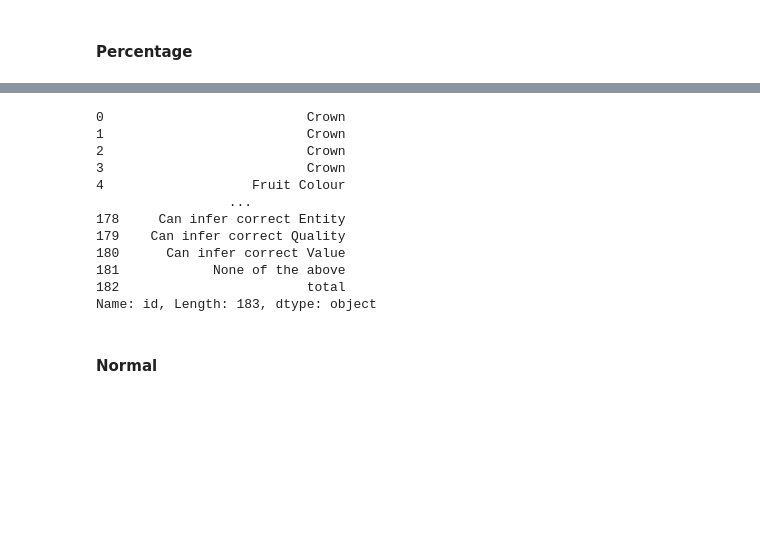
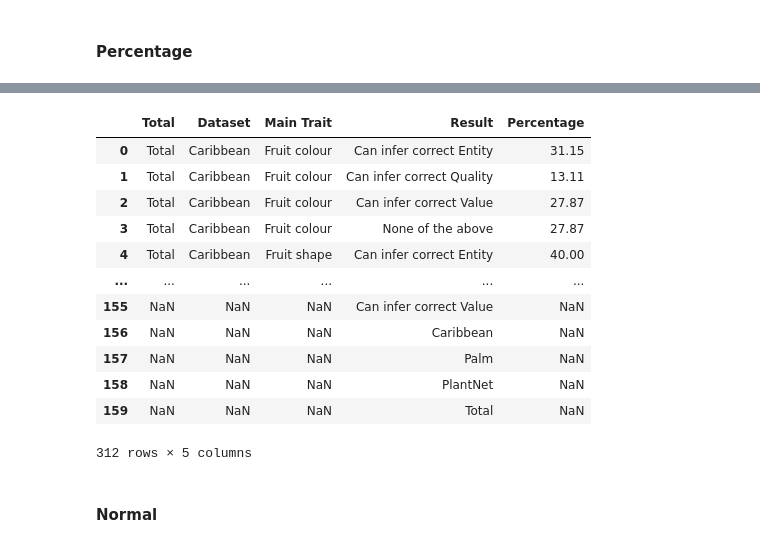
Before and after one commit to RobertvdV/GRS70424_Internship, a Jupyter notebook: notebooks/reports/surveys/1.2_survey_analyses.ipynb, the cells around one changed output, grey strips where cells are left out. Cells and saved outputs as stored; diff of their text form; code cells hidden in the pictures; blank space fills up the shorter version.

```diff
--- a/notebooks/reports/surveys/1.2_survey_analyses.ipynb
+++ b/notebooks/reports/surveys/1.2_survey_analyses.ipynb
@@ -213,6 +230,8 @@ color_dict = {label: color for color, label in zip(colors, labels)}
 color_dict.update({dataset: 'darkblue' for dataset in df_percentage["Dataset"].unique()})
 color_dict["Total"] = 'red'
 
+extra_colors = {"Result": df_percentage["Result"].to_list() + list(color_dict.keys())}
+df_percentage = df_percentage.append(pd.DataFrame(extra_colors))
 
 # color_dict['(?)'] = 'black'
 
@@ -245,18 +270,19 @@ fig.show()
 # %%
-print(df_all_trees['id'])
+df_percentage
 # %% [output]
+|  | Total | Dataset | Main Trait | Result | Percentage |
+| 0 | Total | Caribbean | Fruit colour | Can infer correct Entity | 31.15 |
+| 1 | Total | Caribbean | Fruit colour | Can infer correct Quality | 13.11 |
+| 2 | Total | Caribbean | Fruit colour | Can infer correct Value | 27.87 |
+| 3 | Total | Caribbean | Fruit colour | None of the above | 27.87 |
+| 4 | Total | Caribbean | Fruit shape | Can infer correct Entity | 40.00 |
+| ... | ... | ... | ... | ... | ... |
+| 155 | NaN | NaN | NaN | Can infer correct Value | NaN |
+| 156 | NaN | NaN | NaN | Caribbean | NaN |
+| 157 | NaN | NaN | NaN | Palm | NaN |
+| 158 | NaN | NaN | NaN | PlantNet | NaN |
+| 159 | NaN | NaN | NaN | Total | NaN |
-0                          Crown
-1                          Crown
-2                          Crown
-3                          Crown
-4                   Fruit Colour
-                 ...
-178     Can infer correct Entity
-179    Can infer correct Quality
-180      Can infer correct Value
-181            None of the above
-182                        total
-Name: id, Length: 183, dtype: object
+312 rows × 5 columns
 # %%
 fig = go.Figure(go.Sunburst(
     labels=df_all_trees['id'],
```
Also changed, not shown: parts of 6 cells of this notebook.
